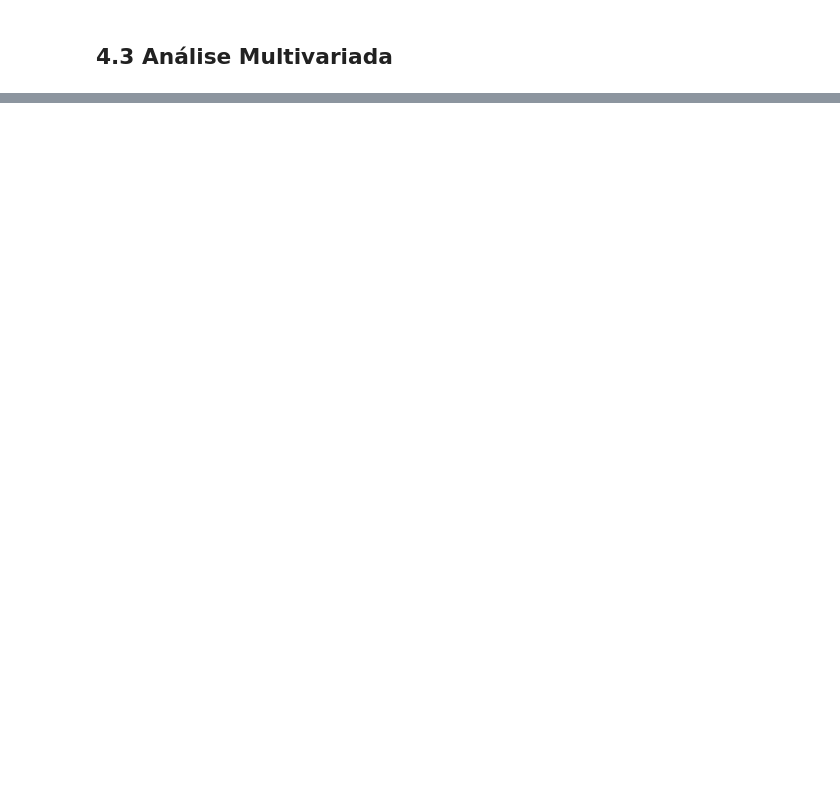
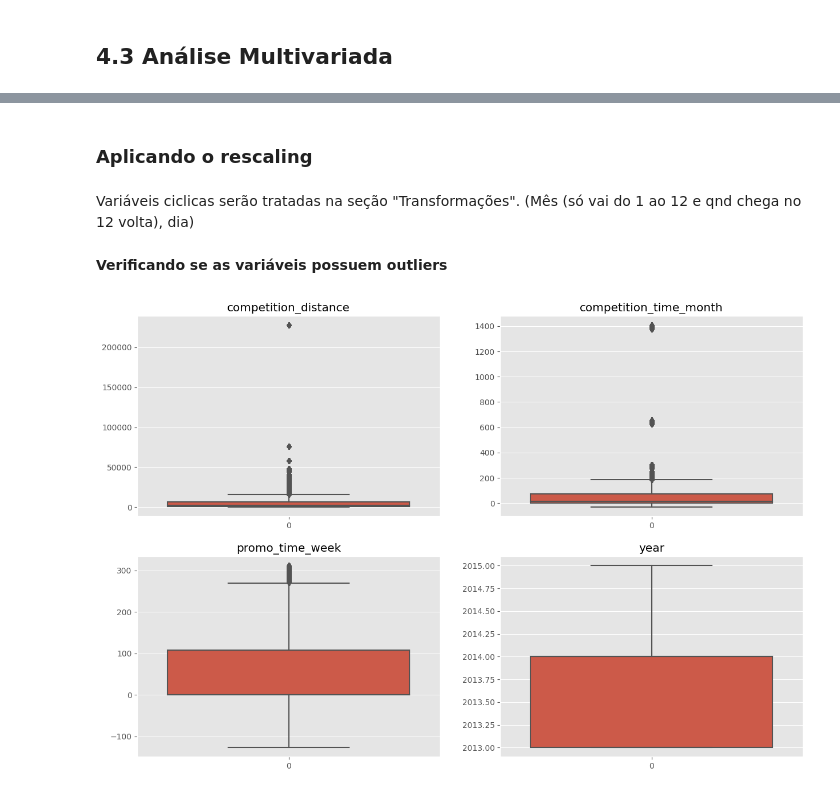
Before and after one commit to AllanCasado/ds_em_producao, a Jupyter notebook: notebooks/rossmann_sales_prediction.ipynb, the cells around one changed output, grey strips where cells are left out. Drawn from its saved outputs; the diff is of its cells as text; code cells hidden in the pictures; blank space fills up the shorter version.

Commit message:
rescaling and encoding done

```diff
--- a/notebooks/rossmann_sales_prediction.ipynb
+++ b/notebooks/rossmann_sales_prediction.ipynb
@@ -1322,0 +1380,28 @@ df5 = df4.copy()
+# %% [markdown]
+### Aplicando o rescaling
+# %% [markdown]
+Variáveis ciclicas serão tratadas na seção "Transformações". (Mês (só vai do 1 ao 12 e qnd chega no 12 volta), dia)
+# %% [markdown]
+<b> Verificando se as variáveis possuem outliers </b>
+# %%
+plt.figure(figsize=(15,10))
+
+plt.subplot(2,2,1)
+sns.boxplot(df5['competition_distance'])
+plt.title('competition_distance')
+
+plt.subplot(2,2,2)
+sns.boxplot(df5['competition_time_month'])
+plt.title('competition_time_month')
+
+plt.subplot(2,2,3)
+sns.boxplot(df5['promo_time_week'])
+plt.title('promo_time_week')
+
+plt.subplot(2,2,4)
+sns.boxplot(df5['year'])
+plt.title('year')
+
+plt.show()
+# %% [output]
+[figure, added]
```
Also changed, not shown: parts of 109 cells of this notebook.
